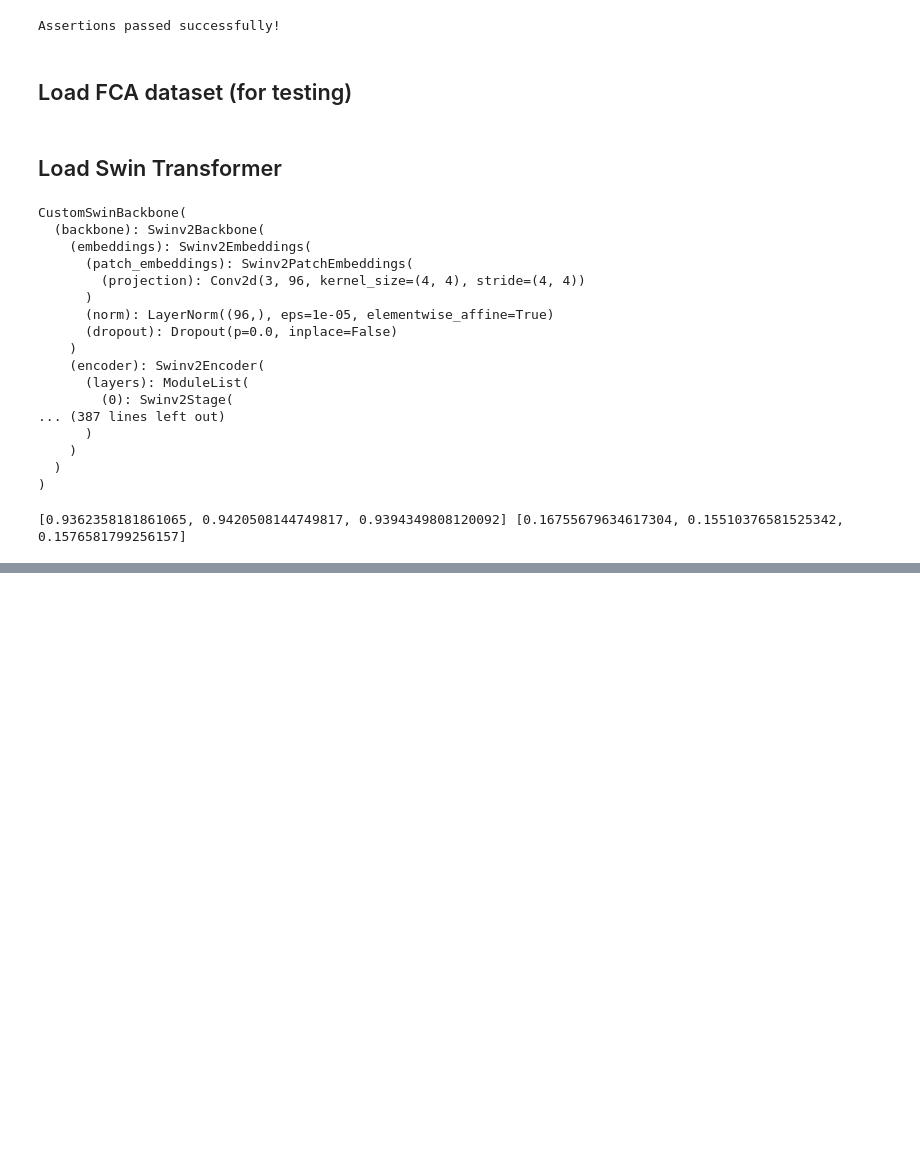
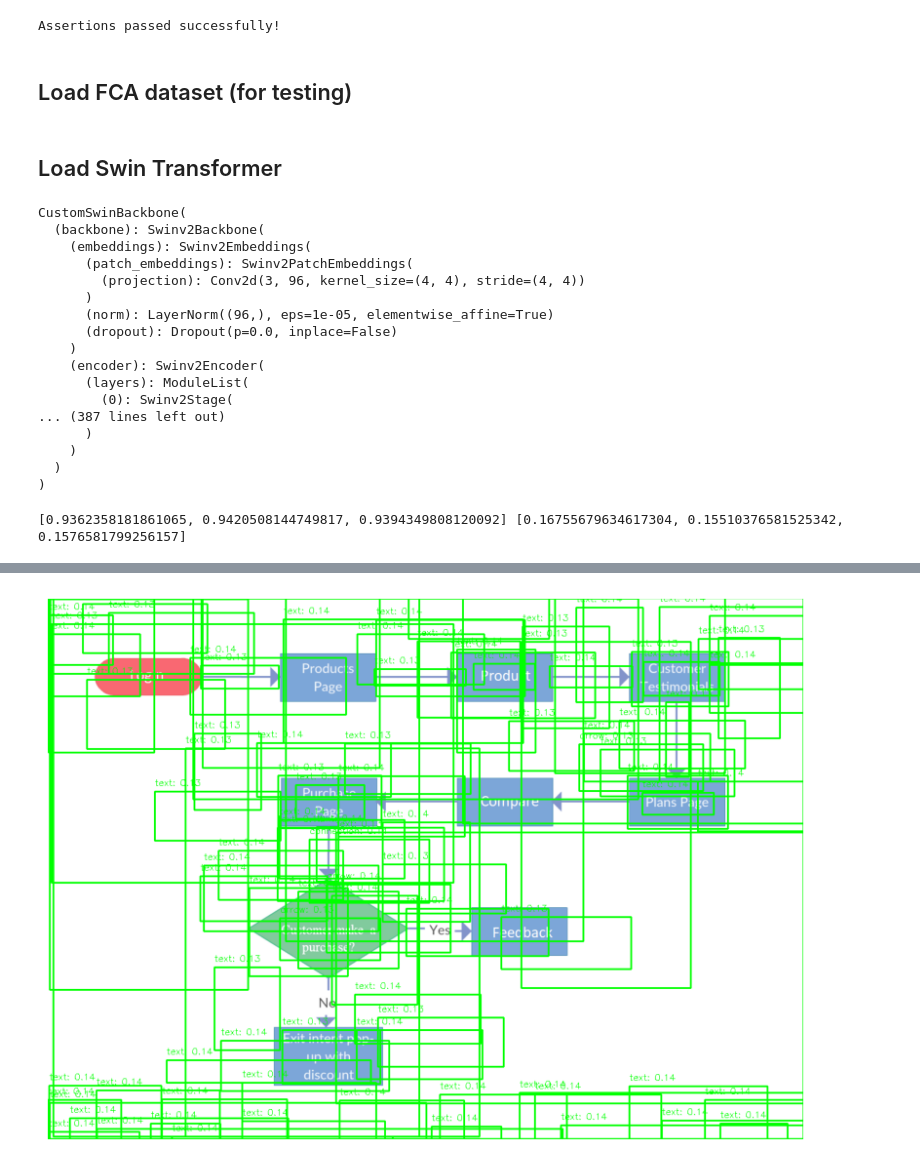
Before and after one commit to Leelexuan/Block-Diagrams-Understanding, a Jupyter notebook: faster_swin_t/faster_swin_t.ipynb, the cells around one changed output, grey strips where cells are left out. Drawn from its saved outputs; the diff is of its cells as text; code cells hidden in the pictures; blank space fills up the shorter version.

Commit message:
feat: added image printing at the end

```diff
--- a/faster_swin_t/faster_swin_t.ipynb
+++ b/faster_swin_t/faster_swin_t.ipynb
@@ -277,6 +381,7 @@ def train_one_epoch(model, optimizer, data_loader,  epoch, lr_scheduler):
         header = f"Epoch: [{epoch}]"
         batch_loss = 0
         last_loss = 0
+        loss_dict = {}
 
         for i, data in enumerate(data_loader):
             images, labels = data
@@ -300,6 +405,8 @@ def train_one_epoch(model, optimizer, data_loader,  epoch, lr_scheduler):
             print('  batch {} loss: {}'.format(i + 1, last_loss))
             batch_loss = 0
 
+        print(loss_dict)
+
     except Exception as e:
         # Print the error and the image_id that caused it
         # print(f"Error for image name {labels['image_id']}")
@@ -426,13 +533,13 @@ from torchmetrics.detection.mean_ap import MeanAveragePrecision
 timestamp = datetime.datetime.now().strftime("%Y%m%d_%H%M%S")
 epoch_number = 0
 
-EPOCHS = 1
+EPOCHS = 20
 
 best_vloss = 1_000_000.0
 
 # move model to cuda
-# model.to(device)
-# model.backbone.to(device)
+model.to(device)
+model.backbone.to(device)
 
 for epoch in range(EPOCHS):
     print("EPOCH {}:".format(epoch_number + 1))
@@ -464,6 +571,7 @@ for epoch in range(EPOCHS):
 
             # Compute the model outputs and loss
             loss_dict, detections = eval_forward(model, vinputs, vlabels)  # Pass inputs and targets
+            # print(detections)
             # print(loss_dict)
             vloss = sum(loss for loss in loss_dict.values())
             running_vloss += vloss.item()
@@ -471,13 +579,14 @@ for epoch in range(EPOCHS):
             metric = MeanAveragePrecision(iou_type="bbox", class_metrics=True)
             metric.update(detections, vlabels)
             map_dict = metric.compute()
-            # print(map_dict)
+            print(map_dict)
             total_map += map_dict["map"]
             map_per_class = map_dict["map_per_class"]
             classes = map_dict["classes"]
 
             for index, value in zip(classes, map_per_class):
-                total_map_per_class[index-1] += value
+                if value >= 0:
+                    total_map_per_class[index-1] += value
 
 
         avg_vloss = running_vloss / (i + 1)
@@ -509,0 +629,75 @@ map per class: tensor([ 0.0000,  0.0000, -0.5000,  0.0045,  0.0000,  0.0000,  0.
+# %%
+import cv2
+import matplotlib.pyplot as plt
+
+def draw_predictions(image, prediction, label_map, score_threshold=0.5):
+    """
+    Draw predicted bounding boxes on the image.
+
+    Args:
+        image (numpy array): The input image as a NumPy array (e.g., from cv2.imread).
+        prediction (list of dict): Predictions containing 'boxes', 'labels', and 'scores'.
+        label_map (dict): A dictionary mapping label indices to class names.
+        score_threshold (float): Minimum confidence score to display a prediction.
+
+    Returns:
+        numpy array: The image with bounding boxes drawn.
+    """
+    # Create a copy of the image for drawing
+    img_with_boxes = image.copy()
+
+    # Iterate through each prediction in the list
+
+    boxes = prediction['boxes'].detach().cpu().numpy()  # Convert to NumPy
+    labels = prediction['labels'].detach().cpu().numpy()  # Convert to NumPy
+    scores = prediction['scores'].detach().cpu().numpy()  # Convert to NumPy
+
+    # Filter predictions based on the score threshold
+    for box, label, score in zip(boxes, labels, scores):
+        if score >= score_threshold:
+            # Get bounding box coordinates
+            x_min, y_min, x_max, y_max = box.astype(int)
+
+            # Draw rectangle on the image
+            color = (0, 255, 0)  # Green for bounding boxes
+            cv2.rectangle(img_with_boxes, (x_min, y_min), (x_max, y_max), color, thickness=2)
+
+            # Add label and score
+            text = f"{label_map[label]}: {score:.2f}"
+            cv2.putText(
+                img_with_boxes, text, (x_min, y_min - 10), cv2.FONT_HERSHEY_SIMPLEX,
+                fontScale=0.5, color=color, thickness=1
+            )
+
+    return img_with_boxes
+
+# Define a label map for class labels
+label_map = {1: "text",
+             2: "arrow",
+             3: "connection",
+             4: "data",
+             5: "decision",
+             6: "process",
+             7: "terminator"}
+
+# Example usage
+# Replace 'your_image.jpg' with the path to your image
+
+for i, vdata in enumerate(data_loader_val):
+    vinputs, vlabels = vdata  # Images and their ground-truth labels
+    # Compute the model outputs and loss
+    loss_dict, detections = eval_forward(model, vinputs, vlabels)  # Pass inputs and targets
+    image = vinputs[0].cpu().permute(1, 2, 0).numpy()  # Change dimension order
+    image = (image * 255).astype(np.uint8)
+    print(detections[0])
+
+    # Draw predictions
+    image_with_boxes = draw_predictions(image, detections[0], label_map, score_threshold=0.1)
+
+    # Display the image using Matplotlib
+    plt.figure(figsize=(10, 10))
+    plt.imshow(image_with_boxes)
+    plt.axis("off")
+    plt.show()
+    break
+# %% [output]
@@ -509,0 +721 @@ map per class: tensor([ 0.0000,  0.0000, -0.5000,  0.0045,  0.0000,  0.0000,  0.
+[figure, added]
```
Also changed, not shown: parts of 8 cells of this notebook.
